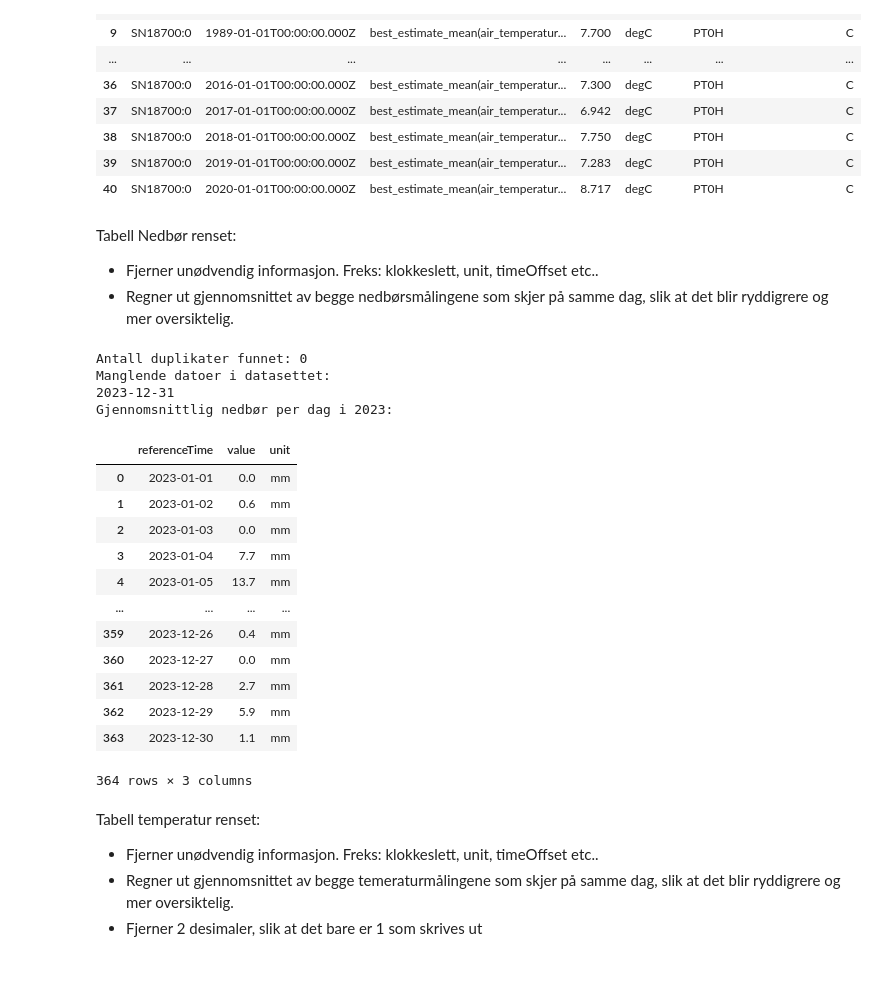
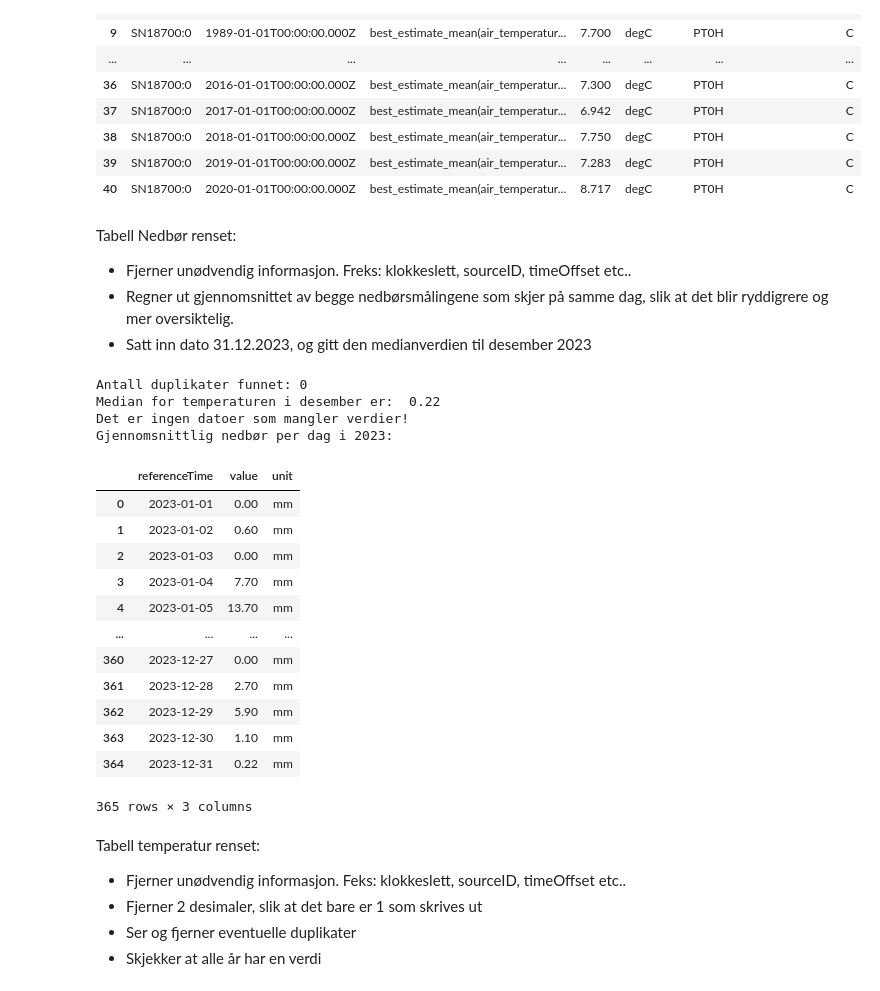
Before and after one commit to hannahnygard/TDT4114-milj.dataanalyse, a Jupyter notebook: proj_environment-main/data/frost_tabeller.ipynb, the cells around one changed output. Drawn from its saved outputs; the diff is of its cells as text; code cells hidden in the pictures.

```diff
--- a/proj_environment-main/data/frost_tabeller.ipynb
+++ b/proj_environment-main/data/frost_tabeller.ipynb
@@ -84,8 +84,9 @@ Temperatur 1980-2020:
 | 40 | SN18700:0 | 2020-01-01T00:00:00.000Z | best_estimate_mean(air_temperatur... | 8.717 | degC | PT0H | C |
 # %% [markdown]
 Tabell Nedbør renset:
-- Fjerner unødvendig informasjon. Freks: klokkeslett, unit, timeOffset etc..
+- Fjerner unødvendig informasjon. Freks: klokkeslett, sourceID, timeOffset etc..
 - Regner ut gjennomsnittet av begge nedbørsmålingene som skjer på samme dag, slik at det blir ryddigrere og mer oversiktelig.
+- Satt inn dato 31.12.2023, og gitt den medianverdien til desember 2023
 # %%
 def fra_json_til_dataframe(filnavn):
     with open(filnavn, "r", encoding="utf-8") as f:
@@ -112,61 +113,82 @@ def fra_json_til_dataframe(filnavn):
 
     df = pd.DataFrame(rader)
 
-
     #Trenger at value blir numerisk, slik at vi kan regne ut gjennomsnittet
     df["value"] = pd.to_numeric(df["value"], errors="coerce")
     return df
 
 df_nedbor = fra_json_til_dataframe("frost_nedbor.json")
 
 #Leser dataene etter dato, før vi deretter beregner gjennomsnittet
 df_nedbor_avg = df_nedbor.groupby("referenceTime", as_index=False)["value"].mean()
 df_nedbor_avg["unit"] = df_nedbor.groupby("referenceTime")["unit"].first().reset_index(drop=True)
-
 
 #Telle duplikater før de fjernes
 antall_duplikater = df_nedbor_avg.duplicated().sum()
 print(f"Antall duplikater funnet: {antall_duplikater}")
 
 #Dersom dataen har duplikater, blir de fjernet
 df_nedbor_avg.drop_duplicates(inplace=True)
 
 #Sjekker om det mangler noen datoer
 datoer_2023 = pd.date_range(start="2023-01-01", end="2023-12-31").strftime("%Y-%m-%d")
 manglende_datoer = set(datoer_2023) - set(df_nedbor_avg["referenceTime"])
 
-if manglende_datoer:
-    print("Manglende datoer i datasettet:")
-    for dato in sorted(manglende_datoer):
-        print(dato)
+#Regner ut median
+def median():
+    desember_data = df_nedbor_avg[df_nedbor_avg["referenceTime"].astype(str).str.startswith("2023-12")]
+    median_desember = desember_data["value"].median().round(2)
+    return median_desember
+
+median_desember = median()
+print("Median for temperaturen i desember er: ", median_desember)
+
+#legger til ny rad for den manglende datoen
+ny_rad = pd.DataFrame({
+    "referenceTime": sorted(list(manglende_datoer)),
+    "value": [median_desember] * len(manglende_datoer),
+    "unit": [df_nedbor_avg["unit"].mode()[0]] * len(manglende_datoer)
+})
+
+df_nedbor_avg = pd.concat([df_nedbor_avg, ny_rad], ignore_index=True)
+
+#Skjekker om det er noen datoer som mangler en verdi
+manglende_nedbor = df_nedbor_avg["value"].isna().sum()
+
+if manglende_nedbor > 0:
+    print(f"Antall datoer med manglende verdi: {manglende_nedbor}")
+    print("Datoer uten verdi:")
+    print(df_nedbor_avg[df_nedbor_avg["value"].isna()])
 else:
-    print("Ingen datoer mangler.")
+    print("Det er ingen datoer som mangler verdier!")
 
+#Utskiften
 print("Gjennomsnittlig nedbør per dag i 2023:")
 display(df_nedbor_avg)
 # %% [output]
 Antall duplikater funnet: 0
-Manglende datoer i datasettet:
-2023-12-31
+Median for temperaturen i desember er:  0.22
+Det er ingen datoer som mangler verdier!
 Gjennomsnittlig nedbør per dag i 2023:
 |  | referenceTime | value | unit |
-| 0 | 2023-01-01 | 0.0 | mm |
-| 1 | 2023-01-02 | 0.6 | mm |
-| 2 | 2023-01-03 | 0.0 | mm |
-| 3 | 2023-01-04 | 7.7 | mm |
-| 4 | 2023-01-05 | 13.7 | mm |
+| 0 | 2023-01-01 | 0.00 | mm |
+| 1 | 2023-01-02 | 0.60 | mm |
+| 2 | 2023-01-03 | 0.00 | mm |
+| 3 | 2023-01-04 | 7.70 | mm |
+| 4 | 2023-01-05 | 13.70 | mm |
 | ... | ... | ... | ... |
-| 359 | 2023-12-26 | 0.4 | mm |
-| 360 | 2023-12-27 | 0.0 | mm |
-| 361 | 2023-12-28 | 2.7 | mm |
-| 362 | 2023-12-29 | 5.9 | mm |
-| 363 | 2023-12-30 | 1.1 | mm |
+| 360 | 2023-12-27 | 0.00 | mm |
+| 361 | 2023-12-28 | 2.70 | mm |
+| 362 | 2023-12-29 | 5.90 | mm |
+| 363 | 2023-12-30 | 1.10 | mm |
+| 364 | 2023-12-31 | 0.22 | mm |
-364 rows × 3 columns
+365 rows × 3 columns
 # %% [markdown]
 Tabell temperatur renset:
-- Fjerner unødvendig informasjon. Freks: klokkeslett, unit, timeOffset etc..
-- Regner ut gjennomsnittet av begge temeraturmålingene som skjer på samme dag, slik at det blir ryddigrere og mer oversiktelig.
+- Fjerner unødvendig informasjon. Feks: klokkeslett, sourceID, timeOffset etc..
 - Fjerner 2 desimaler, slik at det bare er 1 som skrives ut
+- Ser og fjerner eventuelle duplikater
+- Skjekker at alle år har en verdi
 # %%
 def fra_json_til_dataframe(filnavn):
     with open(filnavn, "r", encoding="utf-8") as f:
```
Also changed, not shown: parts of 4 cells of this notebook.
